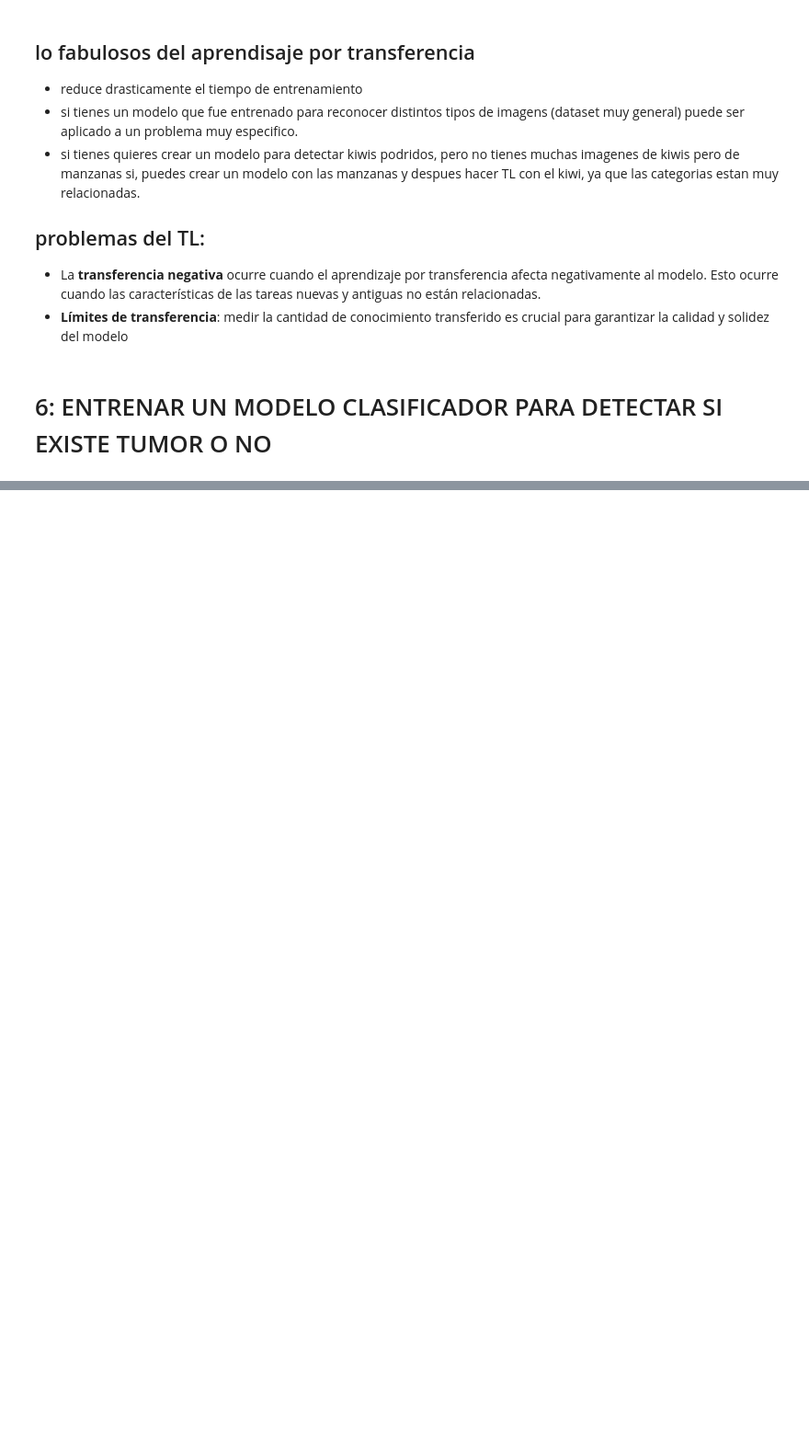
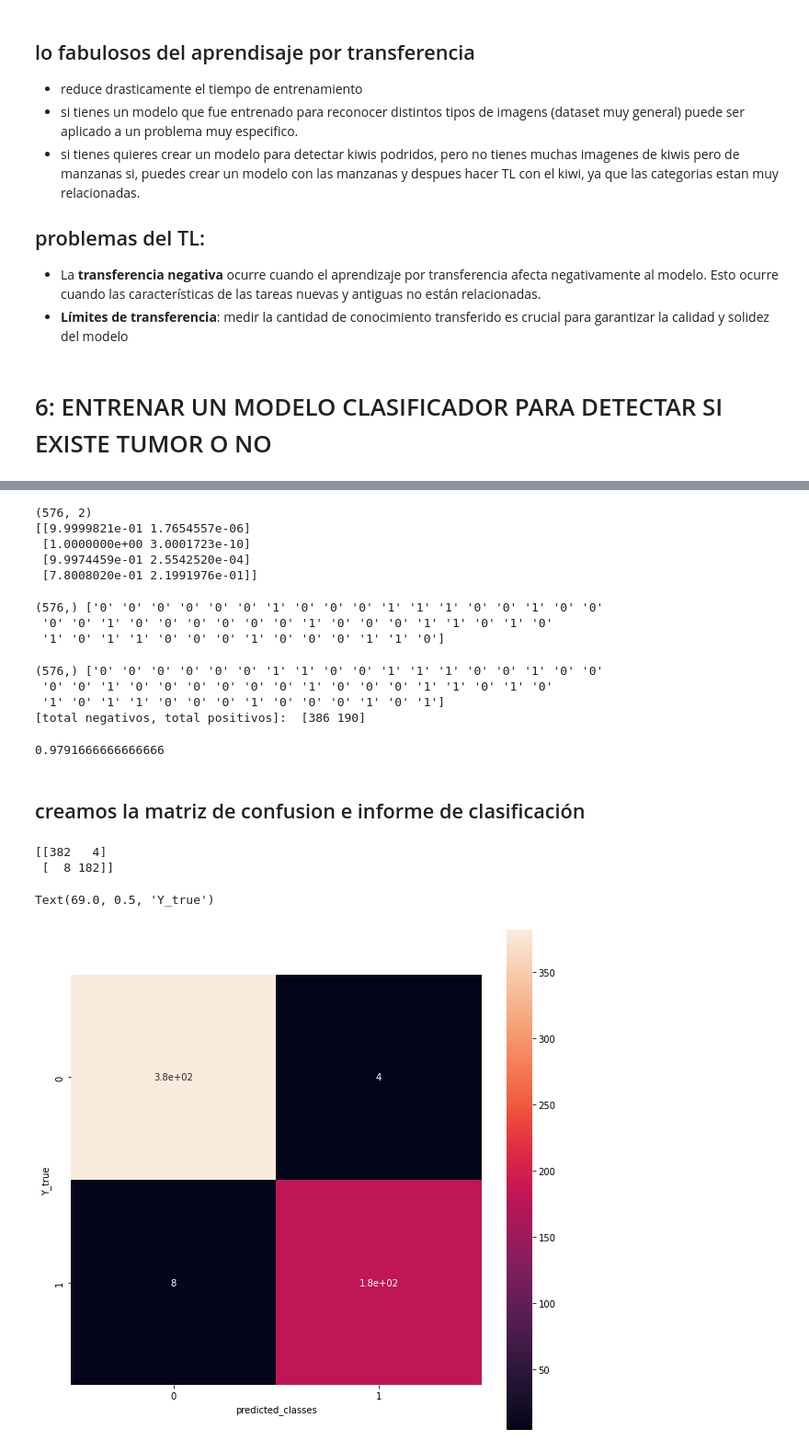
Before and after one commit to and35/2-DL-mri-cancer-segmentation-ResNet50-ResUNet, a Jupyter notebook: Untitled0.ipynb, the cells around one changed output, grey strips where cells are left out. Shown at 92% size. Drawn from its saved outputs; the diff is of its cells as text; code cells hidden in the pictures; blank space fills up the shorter version.

Commit message:
trained clasifier model

```diff
--- a/Untitled0.ipynb
+++ b/Untitled0.ipynb
@@ -326,0 +524,8 @@ brain_df_train = brain_df.drop(columns = ["patient_id"])
+# %%
+
+# cargamos el modelo que que el profesor creo con los mejores weights
+with open('/tmp/Healthcare AI Datasets/Brain_MRI/resnet-50-MRI.json', 'r') as json_file:
+    json_savedModel= json_file.read()
+model_1_trained = tf.keras.models.model_from_json(json_savedModel)
+model_1_trained.load_weights('/tmp/Healthcare AI Datasets/Brain_MRI/weights.hdf5')
+model_1_trained.compile(loss = 'categorical_crossentropy', optimizer='adam', metrics= ["accuracy"])
@@ -326,0 +544,3 @@ brain_df_train = brain_df.drop(columns = ["patient_id"])
+# %%
+%%time
+test_predict = model_1_trained.predict(test_gen, steps = test_gen.n // 16, verbose =1)
@@ -326,0 +551,51 @@ brain_df_train = brain_df.drop(columns = ["patient_id"])
+# %%
+print(test_predict.shape)
+print(test_predict[0:4])
+# %% [output]
+(576, 2)
+[[9.9999821e-01 1.7654557e-06]
+ [1.0000000e+00 3.0001723e-10]
+ [9.9974459e-01 2.5542520e-04]
+ [7.8008020e-01 2.1991976e-01]]
+# %%
+predict = []
+for p in test_predict:
+  predict.append(str(np.argmax(p))) # convertimos a str para poder usar en accuracy_score
+predict = np.array(predict)
+print(predict.shape, predict[0:50])
+# %% [output]
+(576,) ['0' '0' '0' '0' '0' '0' '1' '0' '0' '0' '1' '1' '1' '0' '0' '1' '0' '0'
+ '0' '0' '1' '0' '0' '0' '0' '0' '0' '1' '0' '0' '0' '1' '1' '0' '1' '0'
+ '1' '0' '1' '1' '0' '0' '0' '1' '0' '0' '0' '1' '1' '0']
+# %%
+ # no tomamos las 590 imagenes totales de test, ya que predict solo evalup hasta el 576 debido al tamaño del lote
+Y_real = np.array(test["mask"])[:len(predict)]
+print(Y_real.shape, Y_real[0:50])
+print("[total negativos, total positivos]: ", np.bincount(Y_real.astype(int)))
+# %% [output]
+(576,) ['0' '0' '0' '0' '0' '0' '1' '1' '0' '0' '1' '1' '1' '0' '0' '1' '0' '0'
+ '0' '0' '1' '0' '0' '0' '0' '0' '0' '1' '0' '0' '0' '1' '1' '0' '1' '0'
+ '1' '0' '1' '1' '0' '0' '0' '1' '0' '0' '0' '1' '0' '1']
+[total negativos, total positivos]:  [386 190]
+# %%
+from sklearn.metrics import accuracy_score
+
+accuracy = accuracy_score(Y_real, predict)
+accuracy
+# %% [output]
+0.9791666666666666
+# %% [markdown]
+## creamos la matriz de confusion e informe de clasificación
+# %%
+from sklearn.metrics import confusion_matrix
+cm = confusion_matrix(y_true= Y_real, y_pred= predict)
+print(cm)
+plt.figure(figsize = (10, 10))
+sns.heatmap(cm, annot=True, square=True) # cmap='coolwarm'
+plt.xlabel('predicted_classes')
+plt.ylabel('Y_true')
+# %% [output]
+[[382   4]
+ [  8 182]]
+Text(69.0, 0.5, 'Y_true')
+[figure, added]
```
Also changed, not shown: parts of 42 cells of this notebook.
